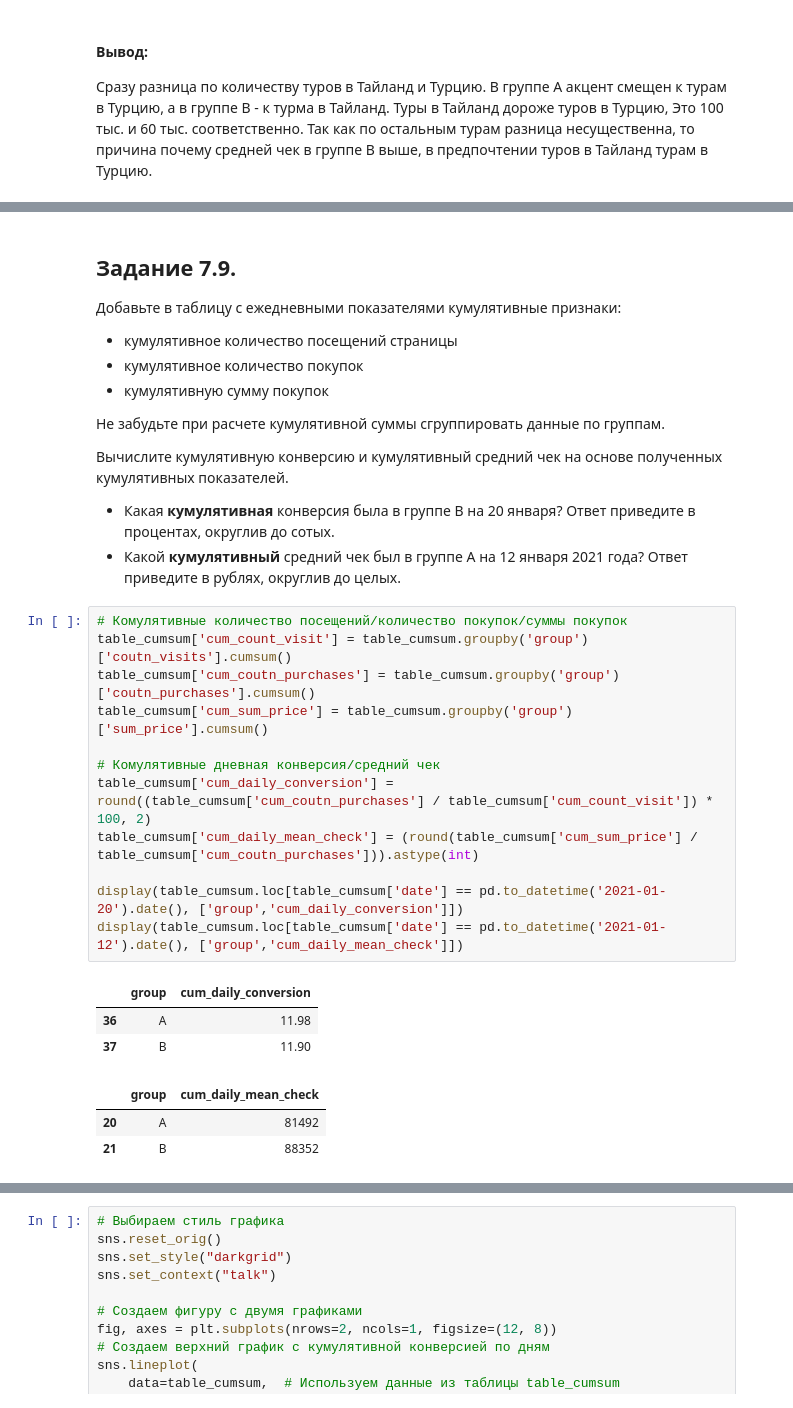
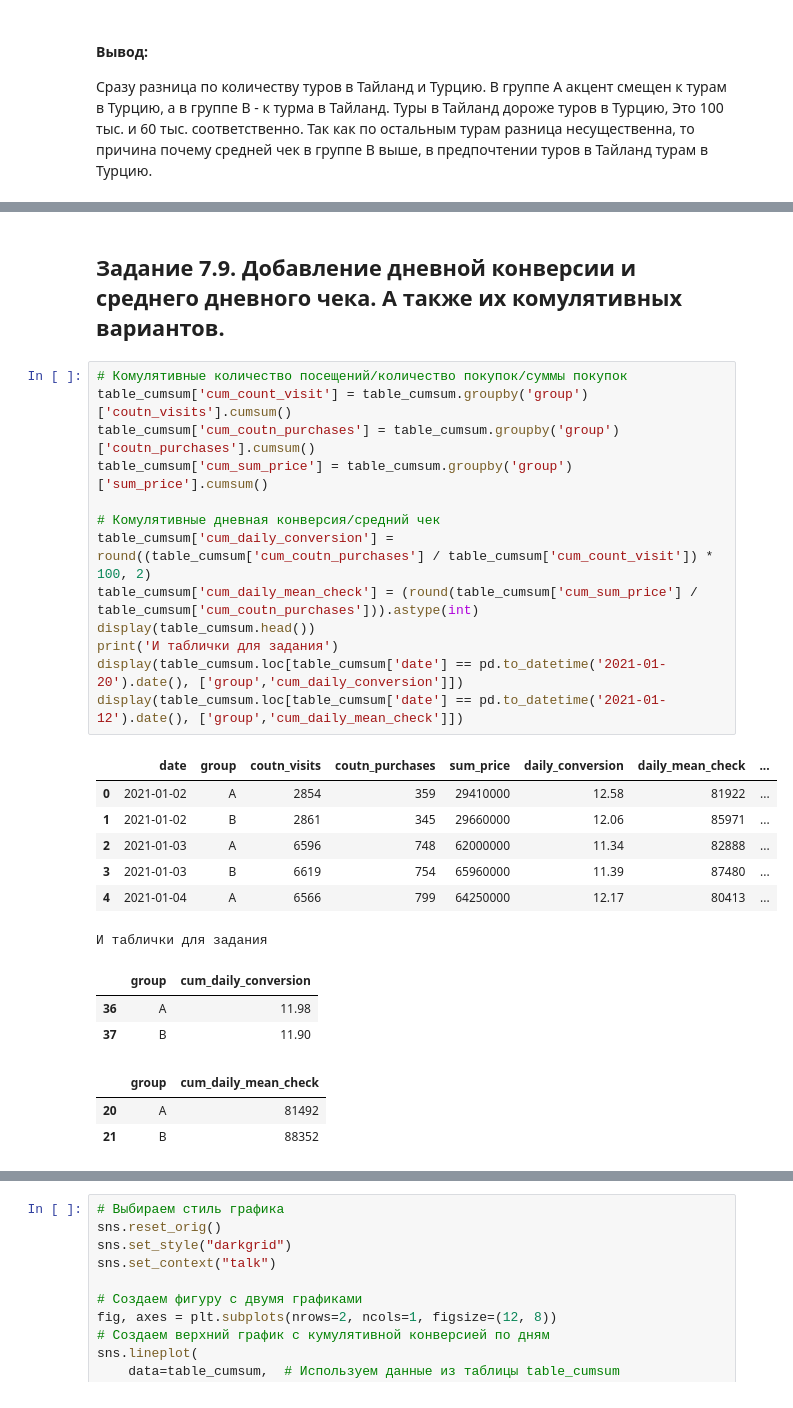
Before and after one commit to f999145/SF_EDA05, a Jupyter notebook: workhome_EDA_5.ipynb, the cells around one changed output, grey strips where cells are left out. Saved outputs shown, nothing was run; the diff lists cells and outputs as text.

```diff
--- a/workhome_EDA_5.ipynb
+++ b/workhome_EDA_5.ipynb
@@ -243,36 +228,32 @@ table_cumsum[table_cumsum['date'] == pd.to_datetime('2021-01-03').date()]
 | 2 | 2021-01-03 | A | 6596 | 748 | 62000000 | 11.34 | 82888 |
 | 3 | 2021-01-03 | B | 6619 | 754 | 65960000 | 11.39 | 87480 |
 # %% [markdown]
-## **Задание 7.9.**
-
-Добавьте в таблицу с ежедневными показателями кумулятивные признаки:
-* кумулятивное количество посещений страницы
-* кумулятивное количество покупок
-* кумулятивную сумму покупок
-
-Не забудьте при расчете кумулятивной суммы сгруппировать данные по группам.
-
-Вычислите кумулятивную конверсию и кумулятивный средний чек на основе полученных кумулятивных показателей.
-
-* Какая **кумулятивная** конверсия была в группе B на 20 января? Ответ приведите в процентах, округлив до сотых.
-* Какой **кумулятивный** средний чек был в группе А на 12 января 2021 года? Ответ приведите в рублях, округлив до целых.
+## **Задание 7.9.** Добавление дневной конверсии и среднего дневного чека. А также их комулятивных вариантов.
 # %%
 # Комулятивные количество посещений/количество покупок/суммы покупок
 table_cumsum['cum_count_visit'] = table_cumsum.groupby('group')['coutn_visits'].cumsum()
 table_cumsum['cum_coutn_purchases'] = table_cumsum.groupby('group')['coutn_purchases'].cumsum()
 table_cumsum['cum_sum_price'] = table_cumsum.groupby('group')['sum_price'].cumsum()
 
 # Комулятивные дневная конверсия/средний чек
 table_cumsum['cum_daily_conversion'] = round((table_cumsum['cum_coutn_purchases'] / table_cumsum['cum_count_visit']) * 100, 2)
 table_cumsum['cum_daily_mean_check'] = (round(table_cumsum['cum_sum_price'] / table_cumsum['cum_coutn_purchases'])).astype(int)
-
+display(table_cumsum.head())
+print('И таблички для задания')
 display(table_cumsum.loc[table_cumsum['date'] == pd.to_datetime('2021-01-20').date(), ['group','cum_daily_conversion']])
 display(table_cumsum.loc[table_cumsum['date'] == pd.to_datetime('2021-01-12').date(), ['group','cum_daily_mean_check']])
 # %% [output]
-|  | group | cum_daily_conversion |
-| 36 | A | 11.98 |
-| 37 | B | 11.90 |
+|  | date | group | coutn_visits | coutn_purchases | sum_price | daily_conversion | daily_mean_check | ... |
+| 0 | 2021-01-02 | A | 2854 | 359 | 29410000 | 12.58 | 81922 | ... |
+| 1 | 2021-01-02 | B | 2861 | 345 | 29660000 | 12.06 | 85971 | ... |
+| 2 | 2021-01-03 | A | 6596 | 748 | 62000000 | 11.34 | 82888 | ... |
+| 3 | 2021-01-03 | B | 6619 | 754 | 65960000 | 11.39 | 87480 | ... |
+| 4 | 2021-01-04 | A | 6566 | 799 | 64250000 | 12.17 | 80413 | ... |
+И таблички для задания
-|  | group | cum_daily_mean_check |
-| 20 | A | 81492 |
-| 21 | B | 88352 |
+|  | group | cum_daily_conversion |
+| 36 | A | 11.98 |
+| 37 | B | 11.90 |
+|  | group | cum_daily_mean_check |
+| 20 | A | 81492 |
+| 21 | B | 88352 |
 # %% [markdown]
```
Also changed, not shown: parts of 16 cells of this notebook, 1 other file.
